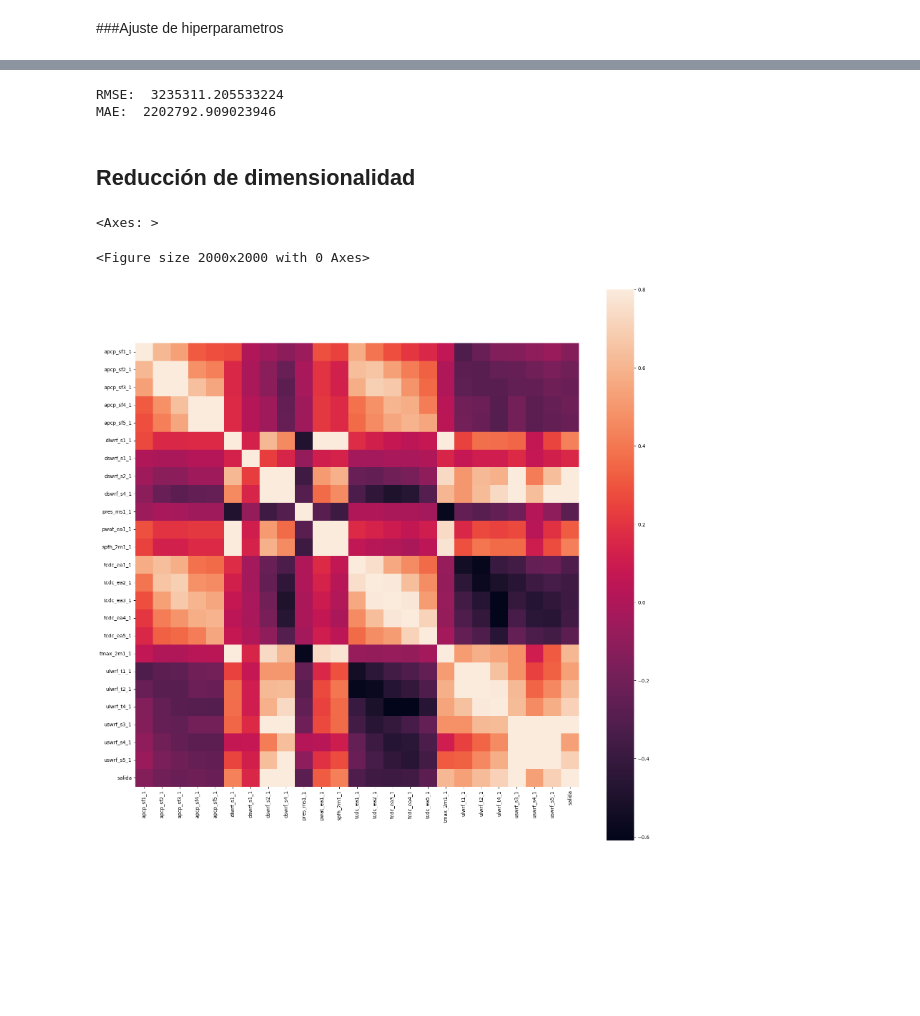
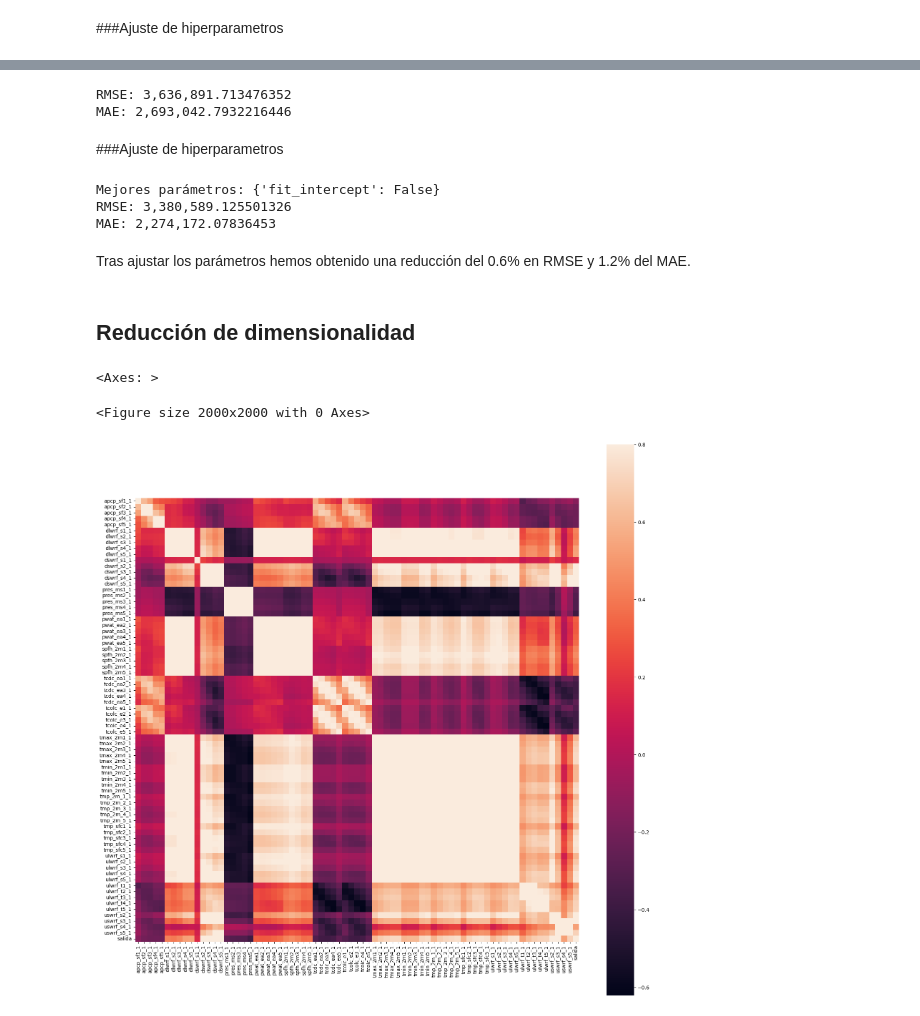
Before and after one commit to belxnz/Grupo6-Practica1, a Jupyter notebook: eda_prueba_(7).ipynb, the cells around one changed output, grey strips where cells are left out. Drawn from its saved outputs; the diff is of its cells as text; code cells hidden in the pictures; blank space fills up the shorter version.

```diff
--- a/eda_prueba_(7).ipynb
+++ b/eda_prueba_(7).ipynb
@@ -396,42 +445,80 @@ clf_pred = clf.predict(x_test)
 # We can see that the tree is inside
 #print(tree.export_text(clf))
 error_rmse = sqrt(mean_squared_error(clf_pred,y_test)) #calculate rmse
-print('RMSE: ', error_rmse)
+print('RMSE: {:,}'.format(error_rmse))
 
 mae_median = metrics.mean_absolute_error(y_test, clf_pred)
 
-print("MAE: ", mae_median)
+print('MAE: {:,}'.format(mae_median))
 # %% [output]
-RMSE:  3235311.205533224
-MAE:  2202792.909023946
+RMSE: 3,636,891.713476352
+MAE: 2,693,042.7932216446
+# %% [markdown]
+###Ajuste de hiperparametros
+# %%
+def lineGridsearch(df_train):
+
+  clf = LinearRegression()
+
+  # separar los datos en conjuntos de entrenamiento y prueba
+  x_train, x_test, y_train, y_test = train_test_split(df_train.drop('salida', axis=1), df_train['salida'], test_size=0.2)
+
+  # Definir la rejilla de parámetros a buscar
+  parametrosLR = {'fit_intercept': [True, False]}
+
+  # Realizar la búsqueda en la rejilla
+  grid_search = GridSearchCV(clf, parametrosLR, cv=5, scoring='neg_mean_squared_error', n_jobs=-1)
+  grid_search.fit(x_train, y_train)
+
+  # Obtener el mejor modelo
+  best_estimator = grid_search.best_estimator_
+
+  # Hacer predicciones en el conjunto de prueba y calcular el RMSE y MAE
+  y_pred = best_estimator.predict(x_test)
+  rmse = np.sqrt(mean_squared_error(y_test, y_pred))
+  mae = mean_absolute_error(y_test, y_pred)
+
+  # Imprimir los mejores parámetros, RMSE y MAE
+  print('Mejores parámetros:', grid_search.best_params_)
+  print('RMSE: {:,}'.format(rmse))
+  print('MAE: {:,}'.format(mae))
+
+lineGridsearch(df_train)
+# %% [output]
+Mejores parámetros: {'fit_intercept': False}
+RMSE: 3,380,589.125501326
+MAE: 2,274,172.07836453
+# %% [markdown]
+Tras ajustar los parámetros hemos obtenido una reducción del 0.6% en RMSE y 1.2% del MAE.
 # %% [markdown]
 
 ## Reducción de dimensionalidad
 # %%
 # Matriz de correlación:
 import seaborn as sns
+%matplotlib inline
 import matplotlib.pyplot as plt
 
 corrmat = df.corr()
 plt.figure(figsize=(20,20))
 
 # Identificamos las variables que vamos a quitar (>0.95)
 to_drop = set()
 for i in range(len(corrmat.columns)):
     for j in range(i):
         if abs(corrmat.iloc[i, j]) > 0.95:
             colname = corrmat.columns[i]
             to_drop.add(colname)
 
 # Hacemos drop sobre esas variables
-df = df.drop(to_drop, axis=1)
-df = df.drop('uswrf_s1_1', axis=1)
+df_reducido = df.drop(to_drop, axis=1)
+df_reducido = df.drop('uswrf_s1_1', axis=1)
 
 # Imprimimos el segundo heatmap
-corrmat = df.corr()
+corrmat = df_reducido.corr()
 plt.figure(figsize=(20,20))
 sns.heatmap(corrmat, vmax=.8, square=True)
 # %% [output]
 <Axes: >
 <Figure size 2000x2000 with 0 Axes>
-[figure, old version]
+[figure, new version]
```
Also changed, not shown: parts of 22 cells of this notebook.
